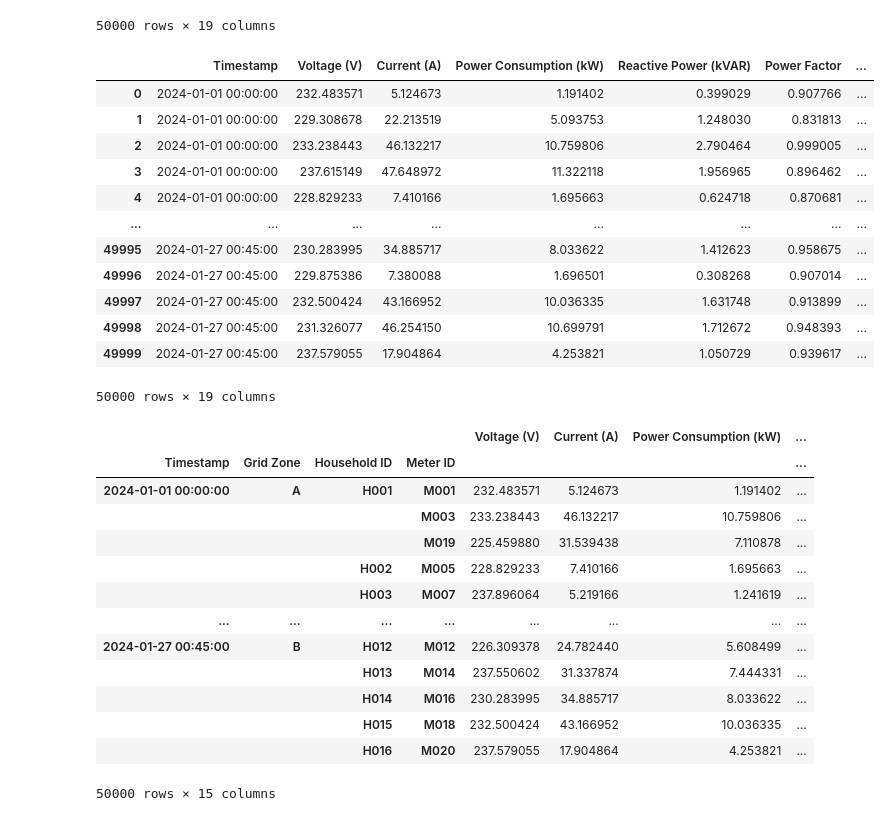
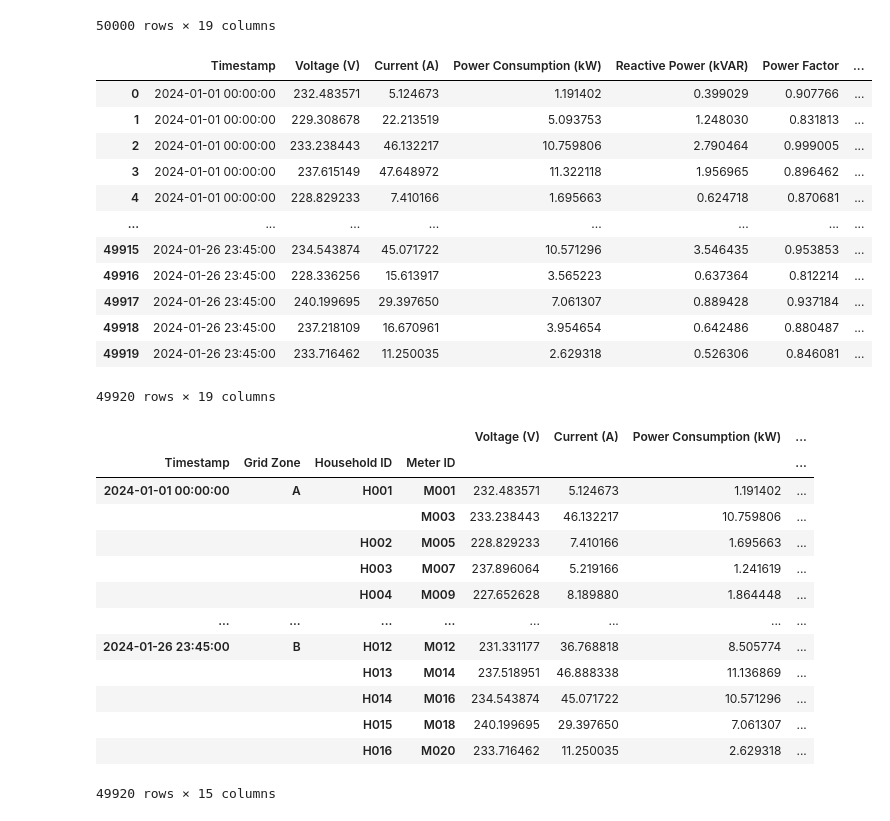
Before and after one commit to ckekula/smart-grid-monitoring, a Jupyter notebook: eda.ipynb, the cells around one changed output. Saved outputs shown, nothing was run; the diff lists cells and outputs as text; code cells hidden in the pictures.

```diff
--- a/eda.ipynb
+++ b/eda.ipynb
@@ -125,7 +125,7 @@ import itertools
 patterns = {
     "A": (
         ["H001"] * 2 +
-        [f"H{i:03d}" for i in range(2, 9)]
+        [f"H{i:03d}" for i in range(2, 10)]
     ),
 
     "B": (
@@ -166,42 +166,44 @@ df["Tariff Rate (USD/kWh)"] = df["Electricity Price (USD/kWh)"]
 df = df.drop(columns=["Electricity Price (USD/kWh)"])
 # %%
 df["Timestamp"] = df["Timestamp"].repeat(20).iloc[:50000].reset_index(drop=True)
+df["Timestamp"] = pd.to_datetime(df["Timestamp"])
+df = df[df["Timestamp"] < pd.Timestamp("2024-01-27")]
 df
 # %% [output]
 |  | Timestamp | Voltage (V) | Current (A) | Power Consumption (kW) | Reactive Power (kVAR) | Power Factor | ... |
 | 0 | 2024-01-01 00:00:00 | 232.483571 | 5.124673 | 1.191402 | 0.399029 | 0.907766 | ... |
 | 1 | 2024-01-01 00:00:00 | 229.308678 | 22.213519 | 5.093753 | 1.248030 | 0.831813 | ... |
 | 2 | 2024-01-01 00:00:00 | 233.238443 | 46.132217 | 10.759806 | 2.790464 | 0.999005 | ... |
 | 3 | 2024-01-01 00:00:00 | 237.615149 | 47.648972 | 11.322118 | 1.956965 | 0.896462 | ... |
 | 4 | 2024-01-01 00:00:00 | 228.829233 | 7.410166 | 1.695663 | 0.624718 | 0.870681 | ... |
 | ... | ... | ... | ... | ... | ... | ... | ... |
-| 49995 | 2024-01-27 00:45:00 | 230.283995 | 34.885717 | 8.033622 | 1.412623 | 0.958675 | ... |
-| 49996 | 2024-01-27 00:45:00 | 229.875386 | 7.380088 | 1.696501 | 0.308268 | 0.907014 | ... |
-| 49997 | 2024-01-27 00:45:00 | 232.500424 | 43.166952 | 10.036335 | 1.631748 | 0.913899 | ... |
-| 49998 | 2024-01-27 00:45:00 | 231.326077 | 46.254150 | 10.699791 | 1.712672 | 0.948393 | ... |
-| 49999 | 2024-01-27 00:45:00 | 237.579055 | 17.904864 | 4.253821 | 1.050729 | 0.939617 | ... |
+| 49915 | 2024-01-26 23:45:00 | 234.543874 | 45.071722 | 10.571296 | 3.546435 | 0.953853 | ... |
+| 49916 | 2024-01-26 23:45:00 | 228.336256 | 15.613917 | 3.565223 | 0.637364 | 0.812214 | ... |
+| 49917 | 2024-01-26 23:45:00 | 240.199695 | 29.397650 | 7.061307 | 0.889428 | 0.937184 | ... |
+| 49918 | 2024-01-26 23:45:00 | 237.218109 | 16.670961 | 3.954654 | 0.642486 | 0.880487 | ... |
+| 49919 | 2024-01-26 23:45:00 | 233.716462 | 11.250035 | 2.629318 | 0.526306 | 0.846081 | ... |
-50000 rows × 19 columns
+49920 rows × 19 columns
 # %%
 df.to_csv("./smart_grid_dataset_new.csv", index=False)
 # %%
-df = (
+df_indexed = (
     df.sort_values(["Timestamp", "Grid Zone", "Household ID", "Meter ID"])
       .set_index(["Timestamp", "Grid Zone", "Household ID", "Meter ID"])
 )
 
-display(df)
+display(df_indexed)
 # %% [output]
 |  |  |  |  | Voltage (V) | Current (A) | Power Consumption (kW) | ... |
 | Timestamp | Grid Zone | Household ID | Meter ID |  |  |  | ... |
 | 2024-01-01 00:00:00 | A | H001 | M001 | 232.483571 | 5.124673 | 1.191402 | ... |
 |  |  |  | M003 | 233.238443 | 46.132217 | 10.759806 | ... |
-|  |  |  | M019 | 225.459880 | 31.539438 | 7.110878 | ... |
 |  |  | H002 | M005 | 228.829233 | 7.410166 | 1.695663 | ... |
 |  |  | H003 | M007 | 237.896064 | 5.219166 | 1.241619 | ... |
+|  |  | H004 | M009 | 227.652628 | 8.189880 | 1.864448 | ... |
 | ... | ... | ... | ... | ... | ... | ... | ... |
-| 2024-01-27 00:45:00 | B | H012 | M012 | 226.309378 | 24.782440 | 5.608499 | ... |
-|  |  | H013 | M014 | 237.550602 | 31.337874 | 7.444331 | ... |
-|  |  | H014 | M016 | 230.283995 | 34.885717 | 8.033622 | ... |
-|  |  | H015 | M018 | 232.500424 | 43.166952 | 10.036335 | ... |
-|  |  | H016 | M020 | 237.579055 | 17.904864 | 4.253821 | ... |
+| 2024-01-26 23:45:00 | B | H012 | M012 | 231.331177 | 36.768818 | 8.505774 | ... |
+|  |  | H013 | M014 | 237.518951 | 46.888338 | 11.136869 | ... |
+|  |  | H014 | M016 | 234.543874 | 45.071722 | 10.571296 | ... |
+|  |  | H015 | M018 | 240.199695 | 29.397650 | 7.061307 | ... |
+|  |  | H016 | M020 | 233.716462 | 11.250035 | 2.629318 | ... |
-50000 rows × 15 columns
+49920 rows × 15 columns
```
Also changed, not shown: parts of 1 cell of this notebook, 12 other files.
